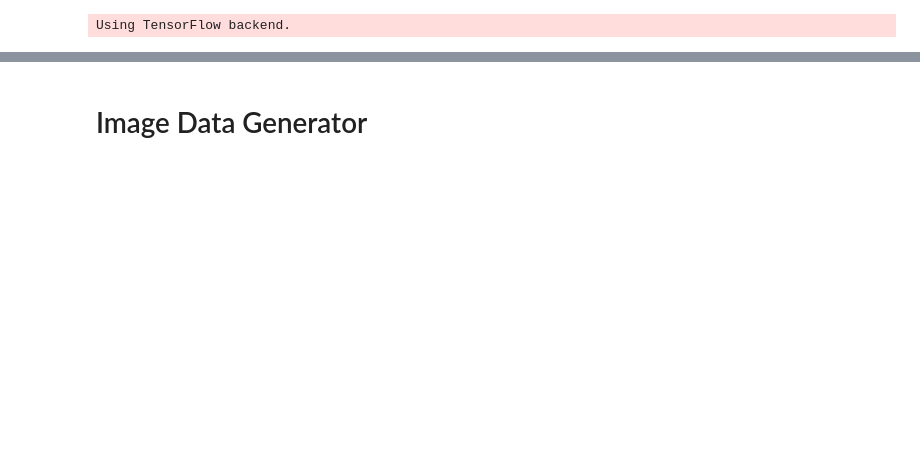
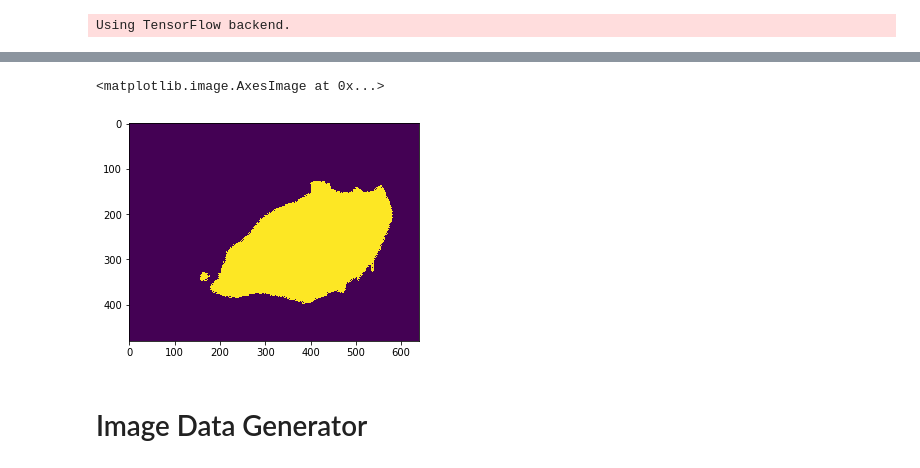
Before and after one commit to najibninaba/CascadedFCN, a Jupyter notebook: notebook/Training.ipynb, the cells around one changed output, grey strips where cells are left out. Saved outputs shown, nothing was run; the diff lists cells and outputs as text; code cells hidden in the pictures; blank space fills up the shorter version.

```diff
--- a/notebook/Training.ipynb
+++ b/notebook/Training.ipynb
@@ -23,0 +120,5 @@ SegMask_path = os.path.join(data_path, 'SegMask_Wound_Bg')
+# %%
+plt.imshow(test_mask_wound)
+# %% [output]
+<matplotlib.image.AxesImage at 0x...>
+[figure, added]
```
Also changed, not shown: parts of 33 cells of this notebook, 4 other files.
